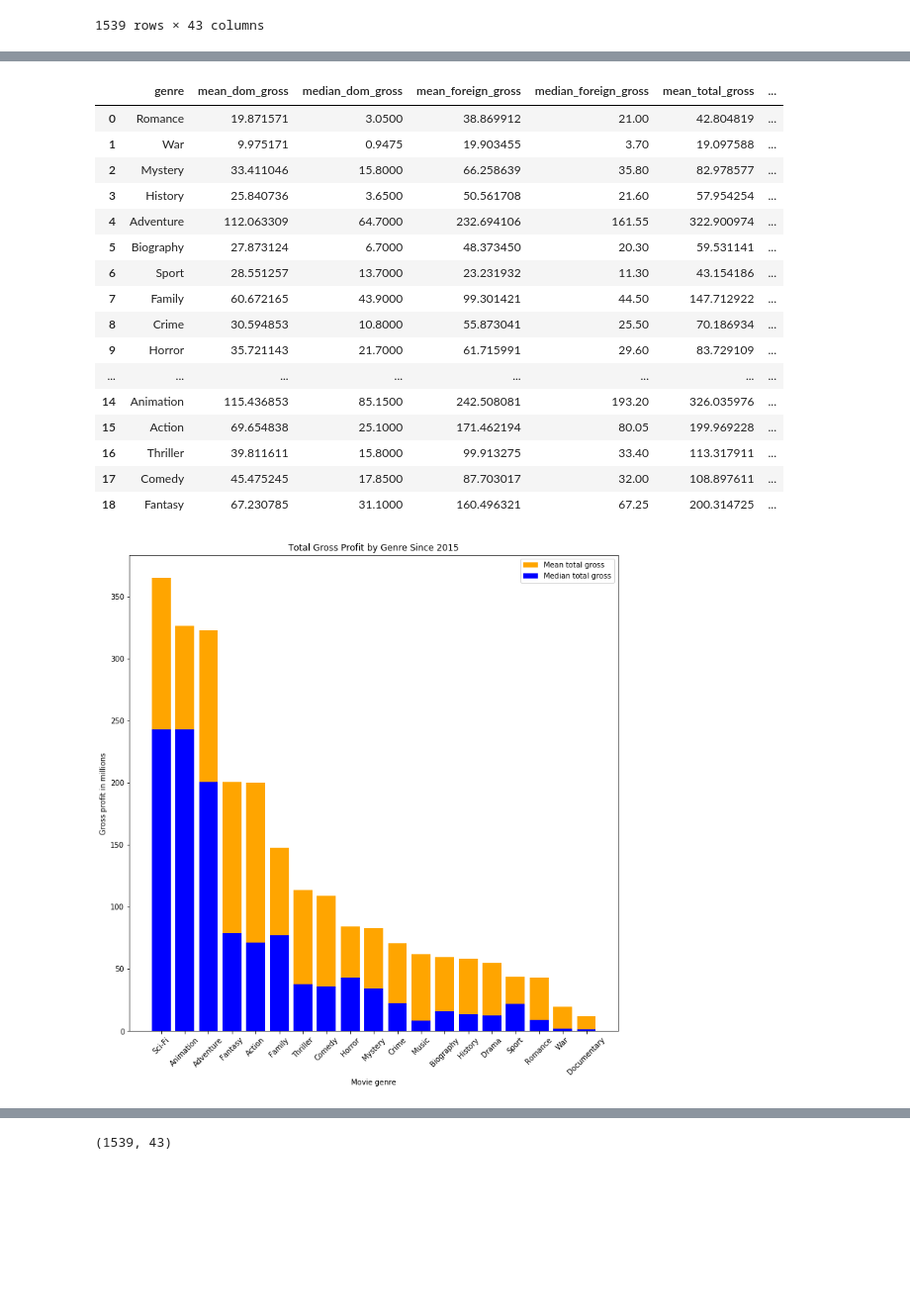
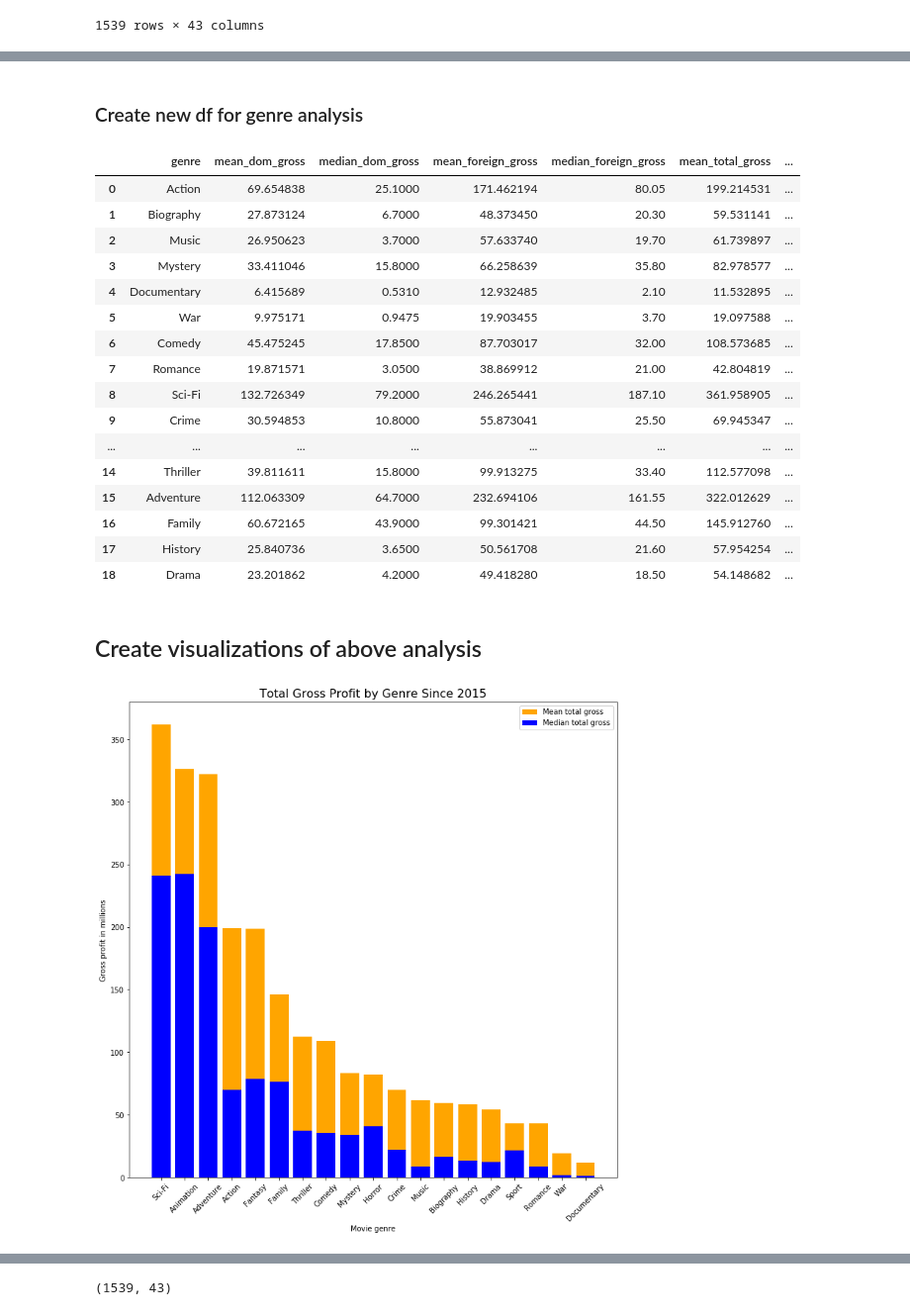
Before and after one commit to etr359/project-1-movie-analysis, a Jupyter notebook: project1_analysis_MASTER2.ipynb, the cells around one changed output, grey strips where cells are left out. Shown at 99% size. Drawn from its saved outputs; the diff is of its cells as text; code cells hidden in the pictures; blank space fills up the shorter version.

```diff
--- a/project1_analysis_MASTER2.ipynb
+++ b/project1_analysis_MASTER2.ipynb
@@ -195,2 +180,2 @@ Create a `total_gross` column
 # %%
-bom_movie_gross['total_gross'] = bom_movie_gross['domestic_gross_mm'] + bom_movie_gross['foreign_gross_mm'].fillna(0)
+bom_movie_gross['total_gross'] = bom_movie_gross['domestic_gross_mm'].fillna(0) + bom_movie_gross['foreign_gross_mm'].fillna(0)
@@ -423,2 +380,0 @@ bom_gross_title_basics_ratings.groupby(['Sci-Fi_movie'])['domestic_gross_mm'].me
-# %%
-unique_genres = list(unique_genres)
@@ -445,3 +380,0 @@ unique_genres
-# %%
-for genre in unique_genres:
-    print(bom_gross_title_basics_ratings[f'''{genre}_movie'''].value_counts())
@@ -504,4 +419,4 @@ unique_genres_analysis.remove('Western')
 unique_genres_analysis.remove('Musical')
 unique_genres_analysis.remove('Reality-TV')
 # %%
-unique_genres_analysis
+unique_genres_analysis = list(unique_genres_analysis)
@@ -663,3 +455,5 @@ for genre in unique_genres_analysis:
+# %% [markdown]
+### Create new df for genre analysis
 # %%
 genre_df = pd.DataFrame(
     {'genre': unique_genres_analysis,
@@ -673,40 +467,42 @@ genre_df = pd.DataFrame(
 genre_df
 # %% [output]
 |  | genre | mean_dom_gross | median_dom_gross | mean_foreign_gross | median_foreign_gross | mean_total_gross | ... |
-| 0 | Romance | 19.871571 | 3.0500 | 38.869912 | 21.00 | 42.804819 | ... |
-| 1 | War | 9.975171 | 0.9475 | 19.903455 | 3.70 | 19.097588 | ... |
-| 2 | Mystery | 33.411046 | 15.8000 | 66.258639 | 35.80 | 82.978577 | ... |
-| 3 | History | 25.840736 | 3.6500 | 50.561708 | 21.60 | 57.954254 | ... |
-| 4 | Adventure | 112.063309 | 64.7000 | 232.694106 | 161.55 | 322.900974 | ... |
-| 5 | Biography | 27.873124 | 6.7000 | 48.373450 | 20.30 | 59.531141 | ... |
-| 6 | Sport | 28.551257 | 13.7000 | 23.231932 | 11.30 | 43.154186 | ... |
-| 7 | Family | 60.672165 | 43.9000 | 99.301421 | 44.50 | 147.712922 | ... |
-| 8 | Crime | 30.594853 | 10.8000 | 55.873041 | 25.50 | 70.186934 | ... |
-| 9 | Horror | 35.721143 | 21.7000 | 61.715991 | 29.60 | 83.729109 | ... |
+| 0 | Action | 69.654838 | 25.1000 | 171.462194 | 80.05 | 199.214531 | ... |
+| 1 | Biography | 27.873124 | 6.7000 | 48.373450 | 20.30 | 59.531141 | ... |
+| 2 | Music | 26.950623 | 3.7000 | 57.633740 | 19.70 | 61.739897 | ... |
+| 3 | Mystery | 33.411046 | 15.8000 | 66.258639 | 35.80 | 82.978577 | ... |
+| 4 | Documentary | 6.415689 | 0.5310 | 12.932485 | 2.10 | 11.532895 | ... |
+| 5 | War | 9.975171 | 0.9475 | 19.903455 | 3.70 | 19.097588 | ... |
+| 6 | Comedy | 45.475245 | 17.8500 | 87.703017 | 32.00 | 108.573685 | ... |
+| 7 | Romance | 19.871571 | 3.0500 | 38.869912 | 21.00 | 42.804819 | ... |
+| 8 | Sci-Fi | 132.726349 | 79.2000 | 246.265441 | 187.10 | 361.958905 | ... |
+| 9 | Crime | 30.594853 | 10.8000 | 55.873041 | 25.50 | 69.945347 | ... |
 | ... | ... | ... | ... | ... | ... | ... | ... |
-| 14 | Animation | 115.436853 | 85.1500 | 242.508081 | 193.20 | 326.035976 | ... |
-| 15 | Action | 69.654838 | 25.1000 | 171.462194 | 80.05 | 199.969228 | ... |
-| 16 | Thriller | 39.811611 | 15.8000 | 99.913275 | 33.40 | 113.317911 | ... |
-| 17 | Comedy | 45.475245 | 17.8500 | 87.703017 | 32.00 | 108.897611 | ... |
-| 18 | Fantasy | 67.230785 | 31.1000 | 160.496321 | 67.25 | 200.314725 | ... |
+| 14 | Thriller | 39.811611 | 15.8000 | 99.913275 | 33.40 | 112.577098 | ... |
+| 15 | Adventure | 112.063309 | 64.7000 | 232.694106 | 161.55 | 322.012629 | ... |
+| 16 | Family | 60.672165 | 43.9000 | 99.301421 | 44.50 | 145.912760 | ... |
+| 17 | History | 25.840736 | 3.6500 | 50.561708 | 21.60 | 57.954254 | ... |
+| 18 | Drama | 23.201862 | 4.2000 | 49.418280 | 18.50 | 54.148682 | ... |
+# %% [markdown]
+## Create visualizations of above analysis
 # %%
 genre_df.sort_values(by='mean_total_gross', ascending =False, inplace=True)
 
 fig = plt.figure(figsize=(12,12))
 ax = fig.add_subplot(111)
 
 ax.bar(x='genre', height = 'mean_total_gross', data=genre_df, color='orange',label='Mean total gross')
 ax.bar(x='genre', height = 'median_total_gross', data=genre_df, color='blue',label='Median total gross')
 
 plt.xticks(rotation=45)
 plt.legend();
 
 ax.set_xlabel('Movie genre')
-ax.set_ylabel('Gross profit in millions')
-ax.set_title('Total Gross Profit by Genre Since 2015')
-plt.savefig('total_gross.png')
+ax.set_ylabel('Total Gross MM($USD)')
+ax.set_title('Total Gross Profit by Genre Since 2015', fontsize=16)
+plt.savefig('./images/total_gross.png')
 # %% [output]
-[figure, old version]
+[figure, new version]
 # %%
 genre_df.sort_values(by='mean_dom_gross', ascending =False, inplace=True)
 
```
Also changed, not shown: parts of 113 cells of this notebook, 7 other files.
